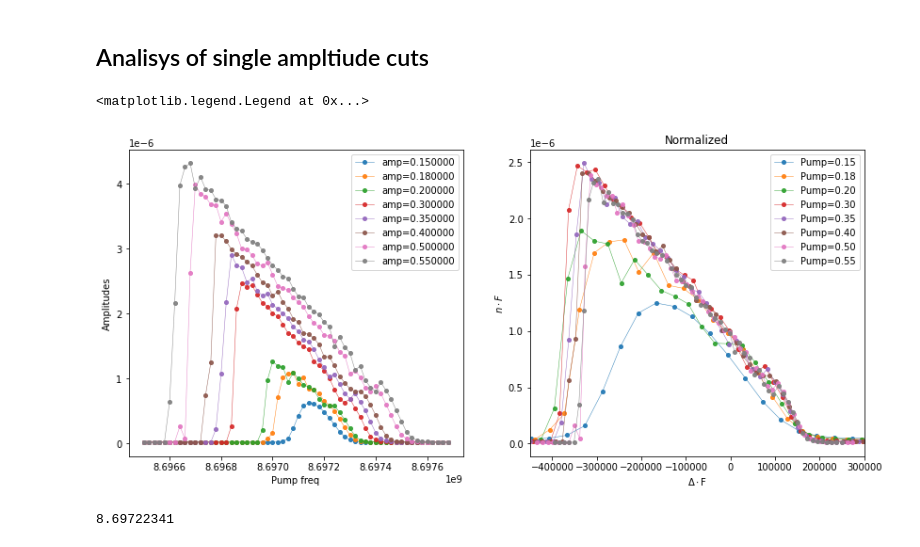
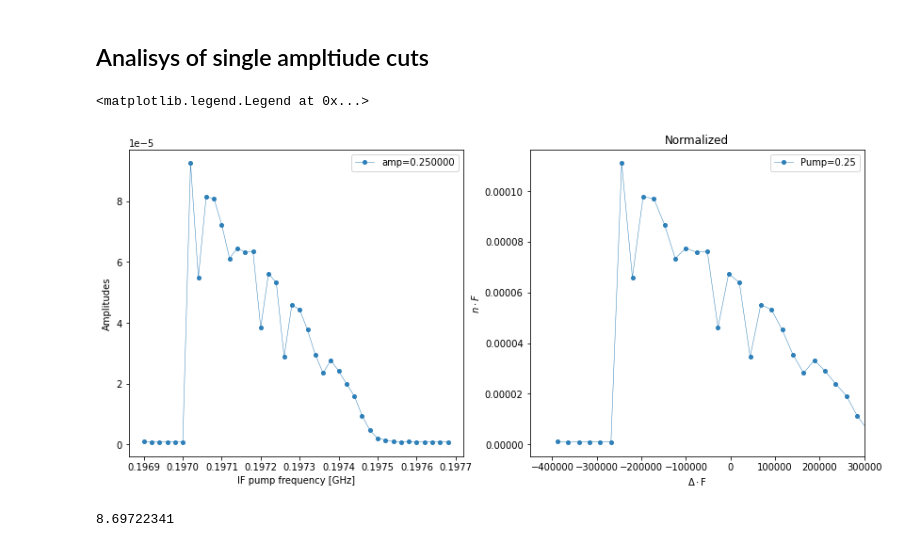
Before and after one commit to BeaulieuGuillaume/DPT_SQUID, a Jupyter notebook: Spectrum_map/Spectrum_map.ipynb, the cells around one changed output. Saved outputs shown, nothing was run; the diff lists cells and outputs as text; code cells hidden in the pictures.

```diff
--- a/Spectrum_map/Spectrum_map.ipynb
+++ b/Spectrum_map/Spectrum_map.ipynb
@@ -795,13 +806,15 @@ This allows the measurement of a single amplitude cut, n times to get an average
 # %%
-save=True
+save=False
 
-span=1.2 * u.MHz # Span of the pumping
+span=0.8 * u.MHz # Span of the pumping
 df = 0.02 * u.MHz # Step of the pumping 0.01
-IF_center=0.1971e9
+IF_center=0.1973e9
 freqs = np.arange(IF_center-span/2, IF_center+span/2, df) #sets of frequencies
 
 #Amplitude for the sweep
 amplitudes = [0.15,0.18,0.2,0.3,0.35,0.4,0.5,0.55]
+
+amplitudes = [0.25]
 amp_value=amplitudes[0] # dummy value to be define for the program
 
 
@@ -809,7 +822,7 @@ amp_value=amplitudes[0] # dummy value to be define for the program
 # amplitudes=np.geomspace(a_min, a_max, 10, endpoint = True)
 
 #Number of average
-n_avg = 15
+n_avg = 1
 
 #Expected time
 NumberPoints=freqs.shape[0]*len(amplitudes)
@@ -828,7 +841,7 @@ print(NumberPoints*TimePerPoint*n_avg/60)
 #Saving parameters
 cooldown_date="2023_03_31" #top folder
 device="Run01" #second folder
-name="104_trace_4" # third folder
+name="104_trace_0p25" # third folder
 
 datadict={}
 datadict["Analyzer_center_freq"]=centerFreq
@@ -950,31 +951,31 @@ Wall time: 2h 5min 23s
 # %%
 #Directly without saving
 
 fig, axs = plt.subplots( ncols=2, figsize=(14,6))
 ax=axs[0]
 
 for i in range(len(amplitudes)):
-     ax.plot(freqs+LO_fluxline,average_trace[i,:],'.-',label=f'amp={amplitudes[i]:1f}', alpha=.9, lw=.5, ms=8)
+     ax.plot((freqs)/1e9,average_trace[i,:],'.-',label=f'amp={amplitudes[i]:1f}', alpha=.9, lw=.5, ms=8)
 
-ax.set_xlabel("Pump freq")
+ax.set_xlabel("IF pump frequency [GHz]")
 ax.set_ylabel("Amplitudes")
 ax.legend()
 
 ax=axs[1]
 center_freq=8697223400
 Gi=0.3
 for i in range(len(amplitudes)):
     Gx=amplitudes[i]
     ax.plot((freqs+LO_fluxline-center_freq)*Gi/Gx,average_trace[i,:]*Gi/Gx, '.-',  label=f'Pump={amplitudes[i]:.2f}', alpha=.9, lw=.5, ms=8)
 
 ax.set_title("Normalized")
 ax.set_xlabel('$\Delta\cdot$F')
 ax.set_ylabel('$n\cdot F$')
 ax.set_xlim(-0.45e6, 0.3e6)
 ax.legend()
 # %% [output]
 <matplotlib.legend.Legend at 0x...>
-[figure, old version]
+[figure, new version]
 # %%
 4.348611705*2
 # %% [output]
```
Also changed, not shown: parts of 9 cells of this notebook, 5 other files.
